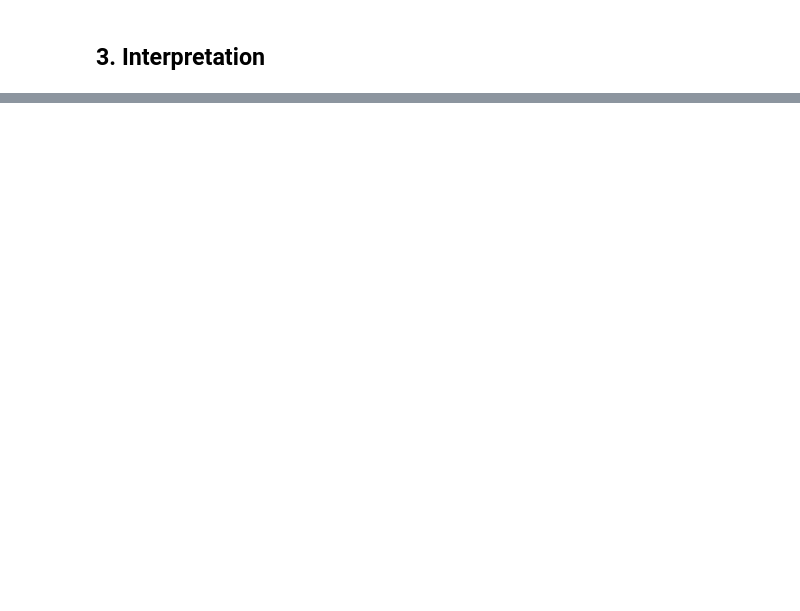
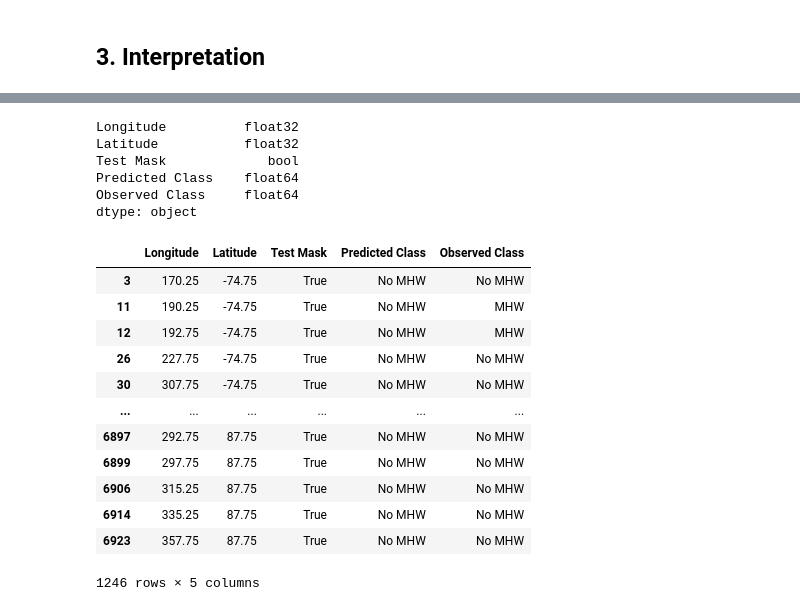
Before and after one commit to ding05/gnn_cnn_ocean_temp_forecasting, a Jupyter notebook: training_gnn_a.ipynb, the cells around one changed output, grey strips where cells are left out. Saved outputs shown, nothing was run; the diff lists cells and outputs as text; code cells hidden in the pictures; blank space fills up the shorter version.

```diff
--- a/training_gnn_a.ipynb
+++ b/training_gnn_a.ipynb
@@ -606,0 +639,28 @@ print(soda_coordinates)
+# %%
+df_fine_soda = pd.DataFrame(soda_coordinates, columns=['Longitude', 'Latitude', 'Test Mask', 'Predicted Class', 'Observed Class'])
+df_fine_soda.dtypes
+# %% [output]
+Longitude          float32
+Latitude           float32
+Test Mask             bool
+Predicted Class    float64
+Observed Class     float64
+dtype: object
+# %%
+df_fine_soda = df_fine_soda.dropna()
+df_fine_soda = df_fine_soda.replace(0.0, 'No MHW').replace(1.0, 'MHW')
+df_fine_soda
+# %% [output]
+|  | Longitude | Latitude | Test Mask | Predicted Class | Observed Class |
+| 3 | 170.25 | -74.75 | True | No MHW | No MHW |
+| 11 | 190.25 | -74.75 | True | No MHW | MHW |
+| 12 | 192.75 | -74.75 | True | No MHW | MHW |
+| 26 | 227.75 | -74.75 | True | No MHW | No MHW |
+| 30 | 307.75 | -74.75 | True | No MHW | No MHW |
+| ... | ... | ... | ... | ... | ... |
+| 6897 | 292.75 | 87.75 | True | No MHW | No MHW |
+| 6899 | 297.75 | 87.75 | True | No MHW | No MHW |
+| 6906 | 315.25 | 87.75 | True | No MHW | No MHW |
+| 6914 | 335.25 | 87.75 | True | No MHW | No MHW |
+| 6923 | 357.75 | 87.75 | True | No MHW | No MHW |
+1246 rows × 5 columns
```
Also changed, not shown: parts of 10 cells of this notebook.
